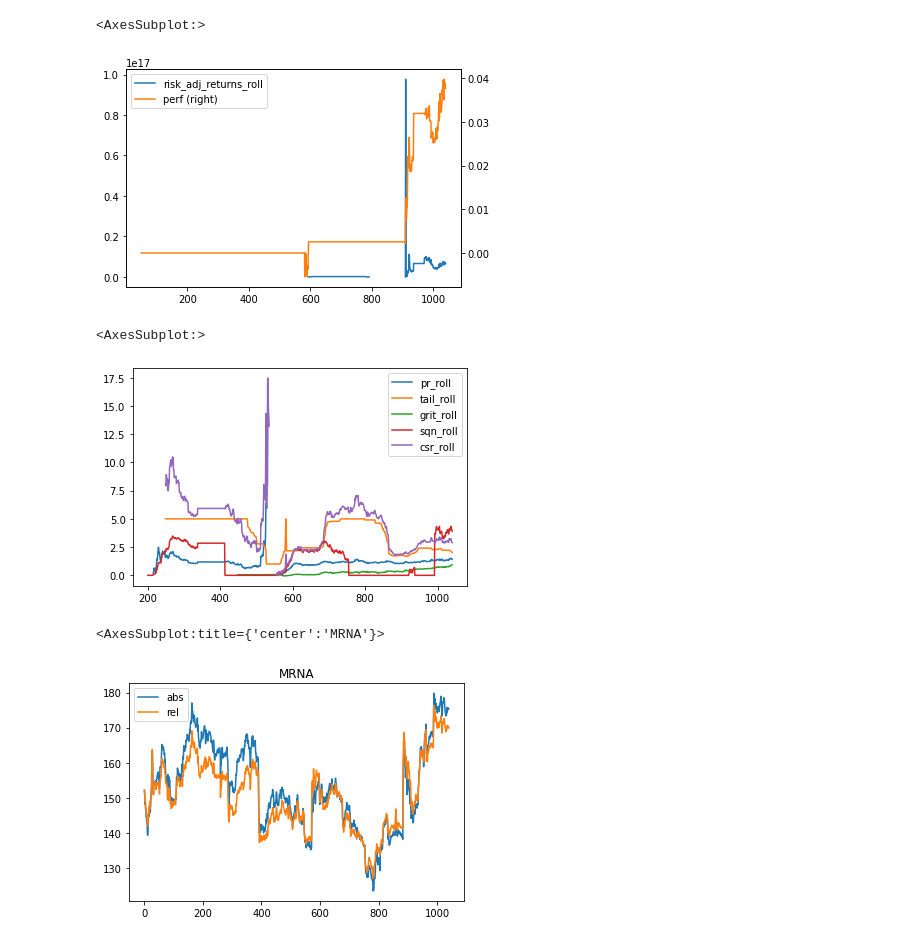
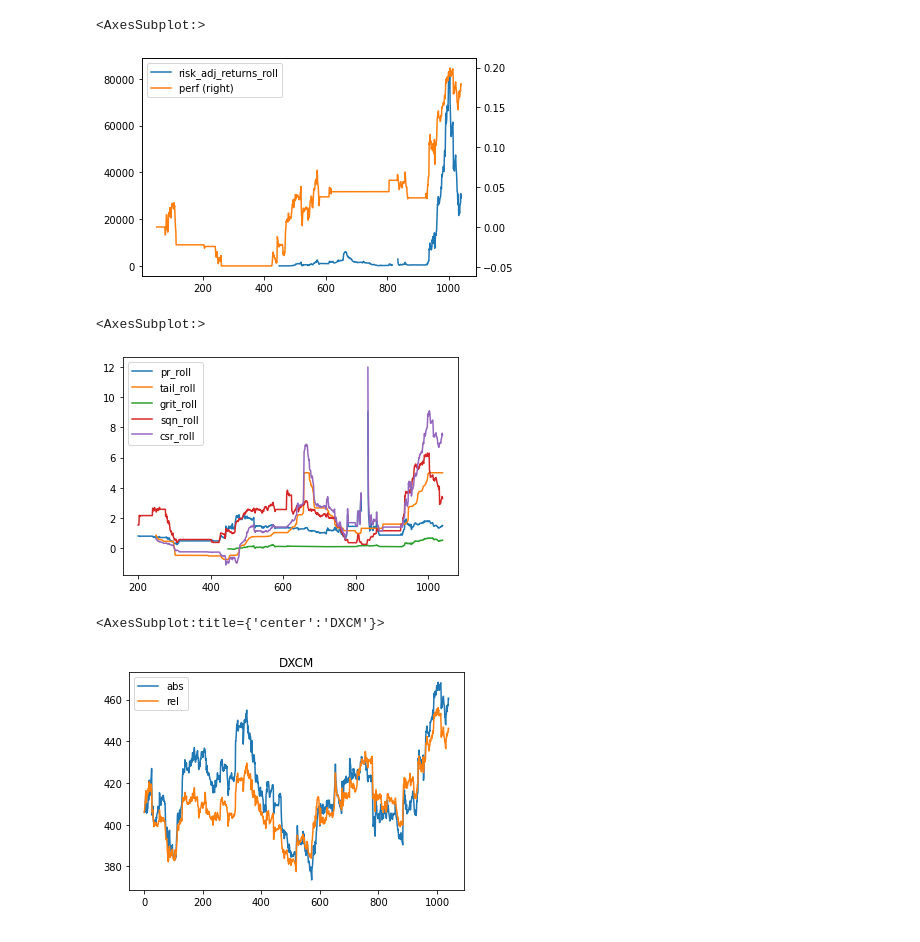
Before and after one commit to bjahnke/blue_bird_pms, a Jupyter notebook: src/backtester.ipynb, the cells around one changed output. Drawn from its saved outputs; the diff is of its cells as text; code cells hidden in the pictures.

```diff
--- a/src/backtester.ipynb
+++ b/src/backtester.ipynb
@@ -19,19 +19,19 @@ _strategy_overview = pd.read_csv(_data_loader.file_path('stat_overview_15m.csv')
 
 _price_data_by_symbol = sbtu.PriceGlob(_price_data).swap_level()
 # %%
-symbol = 'HUM'
+symbol = 'DXCM'
 _stats = _strategy_lookup[symbol].stat_historical
 
 _stats[['risk_adj_returns_roll', 'perf']].plot(use_index=False, secondary_y=['perf'])
 # %% [output]
 <AxesSubplot:>
-[figure, old version]
+[figure, new version]
 # %%
 plot_copy = _stats[['pr_roll', 'tail_roll', 'grit_roll', 'sqn_roll', 'csr_roll']]
 plot_copy.plot(use_index=False)
 # %% [output]
 <AxesSubplot:>
-[figure, old version]
+[figure, new version]
 # %%
 # base = 90
 # for i in range(10):
@@ -46,5 +46,5 @@ _abs_rel_close = pd.DataFrame(
 )
 _abs_rel_close.plot(title=symbol, use_index=False)
 # %% [output]
-<AxesSubplot:title={'center':'MRNA'}>
+<AxesSubplot:title={'center':'DXCM'}>
-[figure, old version]
+[figure, new version]
```
Also changed, not shown: parts of 4 cells of this notebook, 6 other files.
